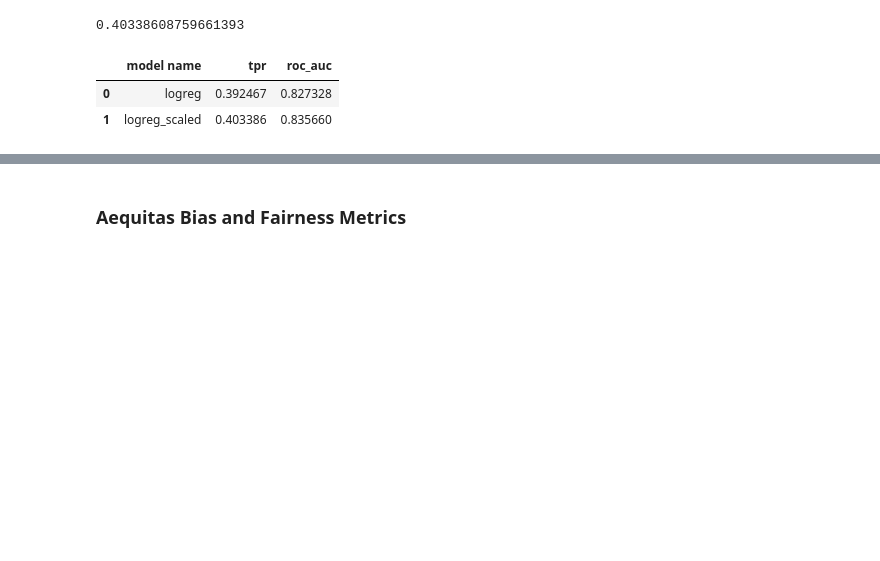
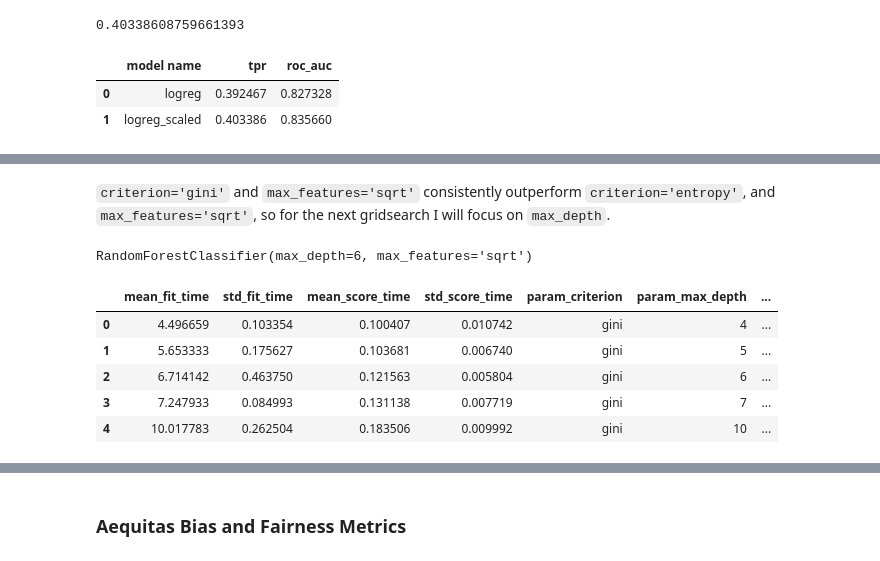
Before and after one commit to luke-lite/Bank-Account-Fraud-Detection, a Jupyter notebook: Bank-Account-Fraud-Detection-Temporal-Split.ipynb, the cells around one changed output, grey strips where cells are left out. Saved outputs shown, nothing was run; the diff lists cells and outputs as text; code cells hidden in the pictures; blank space fills up the shorter version.

```diff
--- a/Bank-Account-Fraud-Detection-Temporal-Split.ipynb
+++ b/Bank-Account-Fraud-Detection-Temporal-Split.ipynb
@@ -219,19 +235,17 @@ After creating my baseline model, I will create K-Nearest Neighbors (KNN) models
 score_df = pd.DataFrame(columns = ['model name', 'tpr', 'roc_auc'])
 # %%
-# def score_train_model(model, X, y):
-#     proba = model.predict_proba(X)[:,1]
-#     fpr, tpr, threshold = roc_curve(y, proba)
-
-def custom_tpr_func(y_true, y_preds, fpr_max=0.05):
+# scoring function to return the tpr at a set fpr
+def custom_tpr_func(y_true, y_preds, fpr_max=fpr_max):
 
     fpr, tpr, thresholds = roc_curve(y_true, y_preds)
 
-    score_fpr = fpr[fpr<fpr_max][-1]
+#     score_fpr = fpr[fpr<fpr_max][-1]
     score_tpr = tpr[fpr<fpr_max][-1]
-    score_threshold = thresholds[fpr<fpr_max][-1]
+#     score_threshold = thresholds[fpr<fpr_max][-1]
 
     return score_tpr
 
+# custom scorer to use in cross validation
 tpr_scorer = make_scorer(custom_tpr_func, greater_is_better=True, needs_threshold=True)
 # %%
 class ModelEval():
@@ -412,5 +422,5 @@ Scaling improved performance significantly. Now for hyperparameter tuning. I ini
 # %%
-knn_param_grid = {'n_neighbors': [5,7,9, 11], 'p': [1, 2]}
+knn_param_grid = {'knn__n_neighbors': [5,7,9], 'knn__p': [1, 2]}
 knn_gs = GridSearchCV(scale_pipe, knn_param_grid, cv=5, scoring=tpr_scorer)
 knn_gs.fit(X_train, y_train)
 knn_gs.best_estimator_
@@ -436,6 +471,6 @@ rf_eval.cv_proba(X_train, y_train, method='predict_proba', cv=5)
 rf_param_grid = {'criterion': ['gini', 'entropy'],
                  'max_depth': [None, 10, 20],
                  'max_features': ['sqrt', None]}
-rf_gs = GridSearchCV(rf, rf_param_grid, cv=5)
+rf_gs = GridSearchCV(rf, rf_param_grid, cv=5, scoring=tpr_scorer)
 rf_gs.fit(X_train, y_train)
 rf_gs.best_estimator_
@@ -449,0 +495,20 @@ pd.DataFrame(rf_gs.cv_results_)
+# %% [markdown]
+`criterion='gini'` and `max_features='sqrt'` consistently outperform `criterion='entropy'`, and `max_features='sqrt'`, so for the next gridsearch I will focus on `max_depth`.
+# %%
+rf_param_grid = {'criterion': ['gini'],
+                 'max_depth': [4, 5, 6, 7, 10],
+                 'max_features': ['sqrt']}
+rf_gs = GridSearchCV(rf, rf_param_grid, cv=5, scoring=tpr_scorer)
+rf_gs.fit(X_train, y_train)
+rf_gs.best_estimator_
+# %% [output]
+RandomForestClassifier(max_depth=6, max_features='sqrt')
+# %%
+pd.DataFrame(rf_gs.cv_results_)
+# %% [output]
+|  | mean_fit_time | std_fit_time | mean_score_time | std_score_time | param_criterion | param_max_depth | ... |
+| 0 | 4.496659 | 0.103354 | 0.100407 | 0.010742 | gini | 4 | ... |
+| 1 | 5.653333 | 0.175627 | 0.103681 | 0.006740 | gini | 5 | ... |
+| 2 | 6.714142 | 0.463750 | 0.121563 | 0.005804 | gini | 6 | ... |
+| 3 | 7.247933 | 0.084993 | 0.131138 | 0.007719 | gini | 7 | ... |
+| 4 | 10.017783 | 0.262504 | 0.183506 | 0.009992 | gini | 10 | ... |
```
Also changed, not shown: parts of 54 cells of this notebook.
